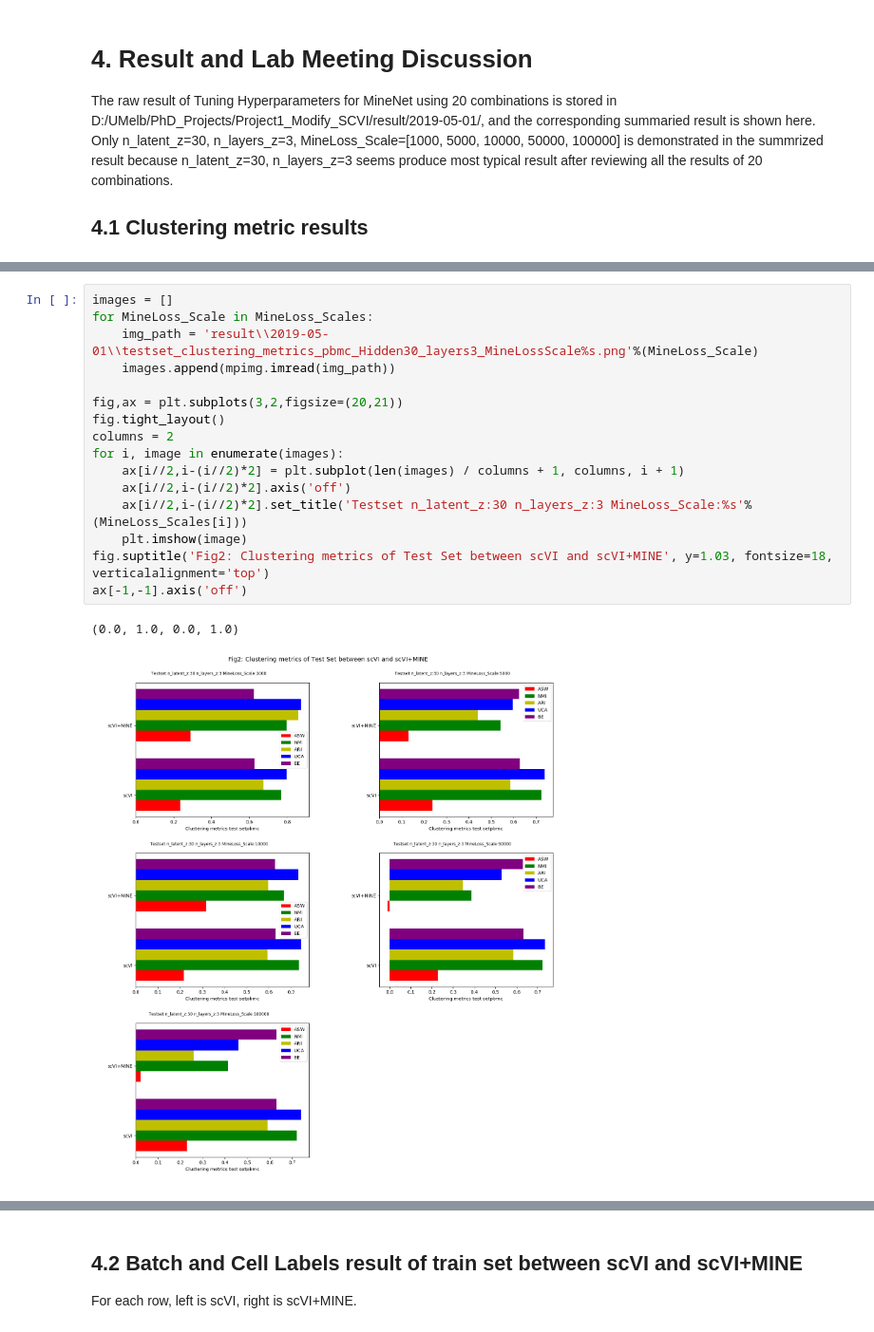
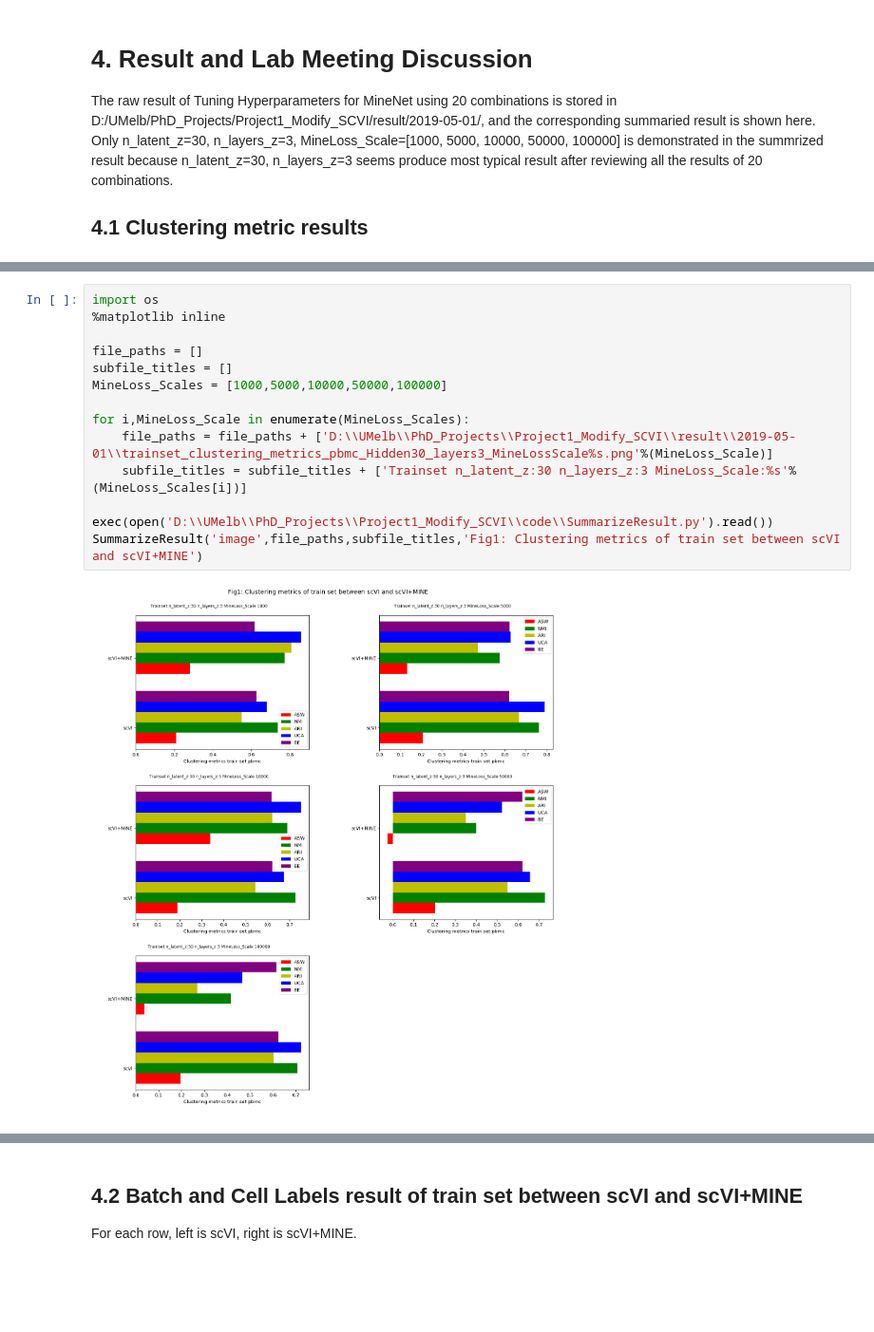
Before and after one commit to suswei/single-cell-rna-seq, a Jupyter notebook: jupyter_notebook/Report_SummarizedResult_LabMeeting_ToDo/2019-05-01_Tune_Hyperparameter_For_MineNet.ipynb, the cells around one changed output, grey strips where cells are left out. Shown at 95% size. Drawn from its saved outputs; the diff is of its cells as text; blank space fills up the shorter version.

Commit message:
Modify .py for monte carlo
Signed-off-by: 10098777 <lihui10098777@hotmail.com>

```diff
--- a/jupyter_notebook/Report_SummarizedResult_LabMeeting_ToDo/2019-05-01_Tune_Hyperparameter_For_MineNet.ipynb
+++ b/jupyter_notebook/Report_SummarizedResult_LabMeeting_ToDo/2019-05-01_Tune_Hyperparameter_For_MineNet.ipynb
@@ -49,19 +32,16 @@ ax[-1,-1].axis('off')
-# %%
-images = []
-for MineLoss_Scale in MineLoss_Scales:
-    img_path = 'result\\2019-05-01\\testset_clustering_metrics_pbmc_Hidden30_layers3_MineLossScale%s.png'%(MineLoss_Scale)
-    images.append(mpimg.imread(img_path))
-
-fig,ax = plt.subplots(3,2,figsize=(20,21))
-fig.tight_layout()
-columns = 2
-for i, image in enumerate(images):
-    ax[i//2,i-(i//2)*2] = plt.subplot(len(images) / columns + 1, columns, i + 1)
-    ax[i//2,i-(i//2)*2].axis('off')
-    ax[i//2,i-(i//2)*2].set_title('Testset n_latent_z:30 n_layers_z:3 MineLoss_Scale:%s'%(MineLoss_Scales[i]))
-    plt.imshow(image)
-fig.suptitle('Fig2: Clustering metrics of Test Set between scVI and scVI+MINE', y=1.03, fontsize=18, verticalalignment='top')
-ax[-1,-1].axis('off')
-# %% [output]
-(0.0, 1.0, 0.0, 1.0)
-[figure, removed]
+# %%
+import os
+%matplotlib inline
+
+file_paths = []
+subfile_titles = []
+MineLoss_Scales = [1000,5000,10000,50000,100000]
+
+for i,MineLoss_Scale in enumerate(MineLoss_Scales):
+    file_paths = file_paths + ['D:\\UMelb\\PhD_Projects\\Project1_Modify_SCVI\\result\\2019-05-01\\trainset_clustering_metrics_pbmc_Hidden30_layers3_MineLossScale%s.png'%(MineLoss_Scale)]
+    subfile_titles = subfile_titles + ['Trainset n_latent_z:30 n_layers_z:3 MineLoss_Scale:%s'%(MineLoss_Scales[i])]
+
+exec(open('D:\\UMelb\\PhD_Projects\\Project1_Modify_SCVI\\code\\SummarizeResult.py').read())
+SummarizeResult('image',file_paths,subfile_titles,'Fig1: Clustering metrics of train set between scVI and scVI+MINE')
+# %% [output]
+[figure, added]
```
Also changed, not shown: parts of 12 cells of this notebook, 2 other files.
